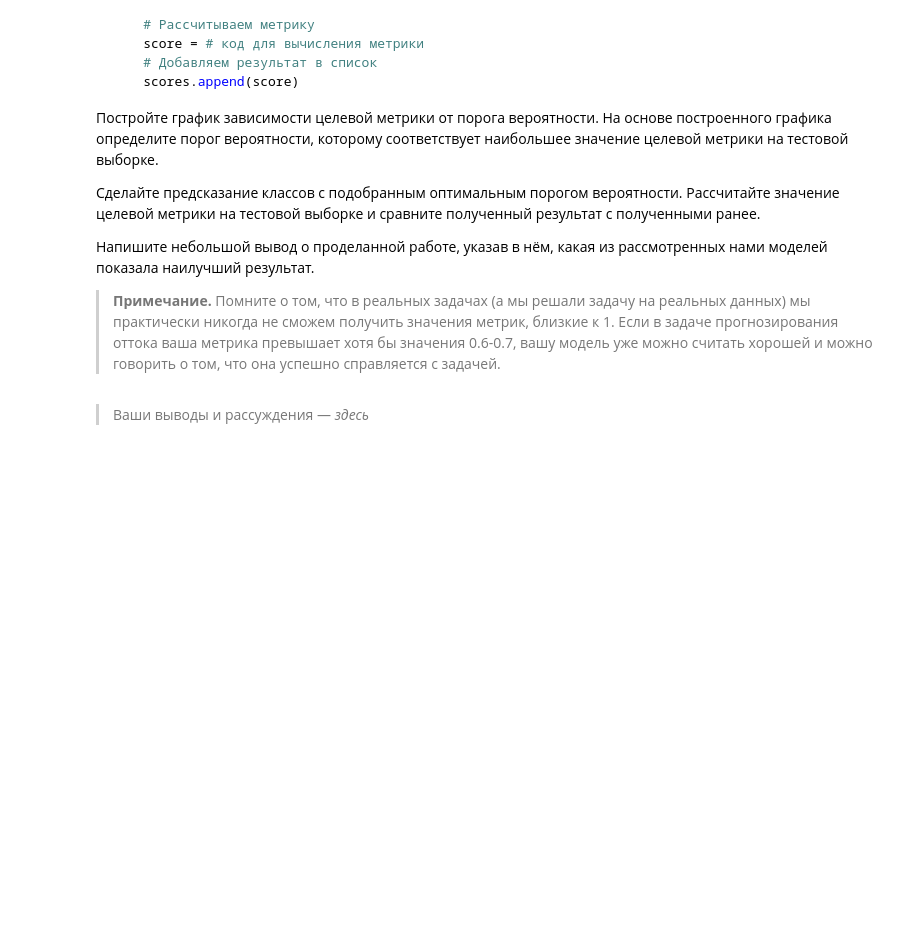
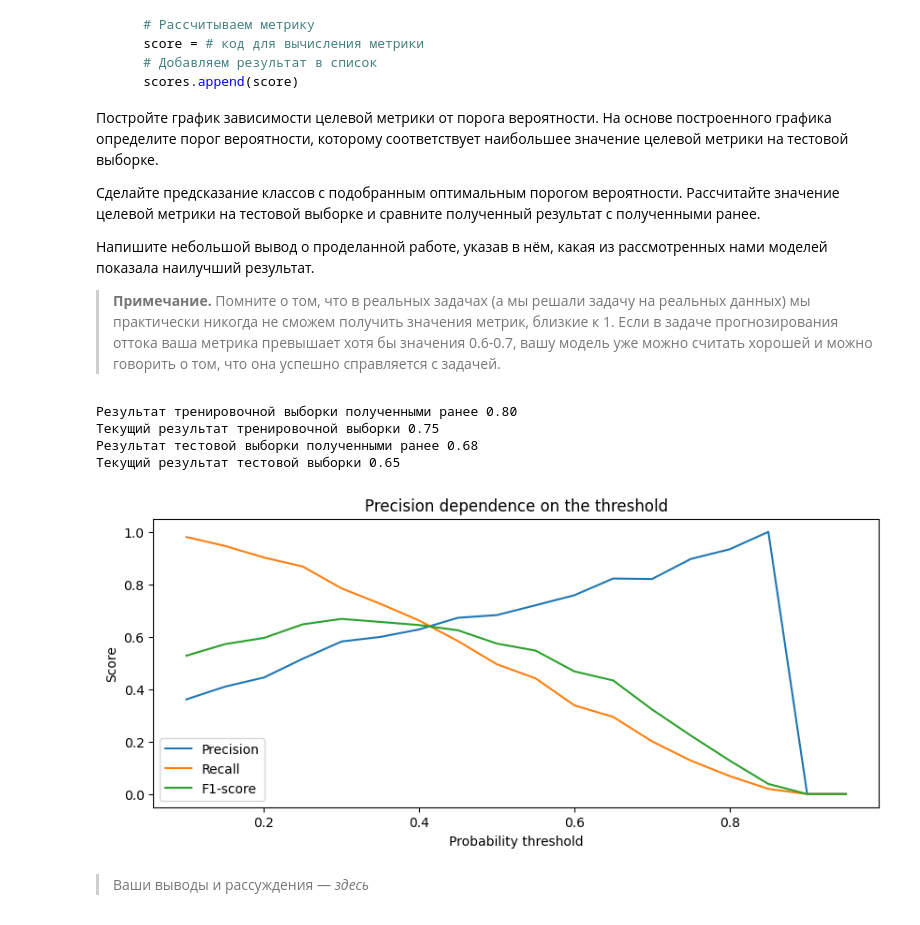
Before and after one commit to GloriTV/Lesson, a Jupyter notebook: ML/ML_3/ML-3._Практика._Ноутбук-шаблон.ipynb, the cells around one changed output. Saved outputs shown, nothing was run; the diff lists cells and outputs as text; code cells hidden in the pictures; blank space fills up the shorter version.

```diff
--- a/ML/ML_3/ML-3._Практика._Ноутбук-шаблон.ipynb
+++ b/ML/ML_3/ML-3._Практика._Ноутбук-шаблон.ipynb
@@ -752,4 +781,22 @@ from sklearn import ensemble
 
 - Задание выполнено неверно, не учтено одно или несколько условий (**0 баллов**).
 # %%
-# Ваш код здесь
+#Создаём объект класса DecisionTreeClassifier
+rf_clf_2d = ensemble.RandomForestClassifier(
+    n_estimators=500, #число деревьев
+    max_depth=8, # максимальная глубина дерева
+    criterion='entropy',
+    min_samples_leaf= 10, # минимальное число объектов в листе
+    random_state=42)
+
+#Обучаем дерево решений по алгоритму CART
+rf_clf_2d.fit(X_train, y_train)
+
+#Делаем предсказание класса для всего набора данных
+y_train_pred = rf_clf_2d.predict(X_train)
+y_test_pred = rf_clf_2d.predict(X_test)
+#Выводим отчёт о метриках классификации
+print('Тренировочная выборк')
+print(metrics.classification_report(y_train, y_train_pred))
+print('Тестовоя выборк')
+print(metrics.classification_report(y_test, y_test_pred))
@@ -801,7 +868,58 @@ for threshold in thresholds:
 
 > **Примечание.** Помните о том, что в реальных задачах (а мы решали задачу на реальных данных) мы практически никогда не сможем получить значения метрик, близкие к 1. Если в задаче прогнозирования оттока ваша метрика превышает хотя бы значения 0.6-0.7, вашу модель уже можно считать хорошей и можно говорить о том, что она успешно справляется с задачей.
 # %%
-# Ваш код здесь
+#Сгенерируем набор вероятностных порогов в диапазоне от 0.1 до 1
+thresholds = np.arange(0.1, 1, 0.05)
+#Нас интересует только вероятность класса (второй столбец)
+y_test_proba_pred = rf_clf_2d.predict_proba(X_test)[:, 1]
+y_train_proba_pred = rf_clf_2d.predict_proba(X_train)[:, 1]
+#Для удобства завернем numpy-массив в pandas Series
+y_test_proba_pred = pd.Series(y_test_proba_pred)
+y_train_proba_pred = pd.Series(y_train_proba_pred)
+#Создадим списки, в которых будем хранить значения метрик
+precision_scores = []
+recall_scores=[]
+f1_scores=[]
+
+#В цикле будем перебирать сгенерированные пороги
+for threshold in thresholds:
+    #В противном случае - к классу 0
+    y_test_pred_poly = y_test_proba_pred.apply(lambda x: 1 if x>threshold else 0)
+    #Считаем метрики и добавляем их в списки
+    precision_scores.append(metrics.precision_score(y_test, y_test_pred_poly))
+    recall_scores.append(metrics.recall_score(y_test, y_test_pred_poly))
+    f1_scores.append(metrics.f1_score(y_test, y_test_pred_poly))
+
+#Визуализируем метрики при различных threshold
+fig, ax = plt.subplots(figsize=(10, 4)) #фигура + координатная плоскость
+#Строим линейный график зависимости precision от threshold
+ax.plot(thresholds, precision_scores, label='Precision')
+ax.plot(thresholds, recall_scores, label='Recall')
+ax.plot(thresholds, f1_scores, label='F1-score')
+
+#Даем графику название и подписи осям
+ax.set_title('Precision dependence on the threshold')
+ax.set_xlabel('Probability threshold')
+ax.set_ylabel('Score')
+ax.legend();
+
+#Задаем оптимальный порог вероятностей
+threshold_opt = 0.43
+#Людей, у которых вероятность ухода из банка больше 0.8 относим к классу 1
+#В противном случае - к классу 0
+y_test_pred_opt = y_test_proba_pred.apply(lambda x: 1 if x > threshold_opt else 0)
+y_train_pred_opt = y_train_proba_pred.apply(lambda x: 1 if x > threshold_opt else 0)
+#Считаем метрики
+print('Результат тренировочной выборки полученными ранее {:.2f}'.format(metrics.precision_score(y_train, y_train_pred)))
+print('Текущий результат тренировочной выборки {:.2f}'.format(metrics.precision_score(y_train, y_train_pred_opt)))
+print('Результат тестовой выборки полученными ранее {:.2f}'.format(metrics.precision_score(y_test, y_test_pred)))
+print('Текущий результат тестовой выборки {:.2f}'.format(metrics.precision_score(y_test, y_test_pred_opt)))
+# %% [output]
+Результат тренировочной выборки полученными ранее 0.80
+Текущий результат тренировочной выборки 0.75
+Результат тестовой выборки полученными ранее 0.68
+Текущий результат тестовой выборки 0.65
+[figure, added]
 # %% [markdown]
 > Ваши выводы и рассуждения — *здесь*
 # %% [markdown]
```
Also changed, not shown: parts of 9 cells of this notebook.
